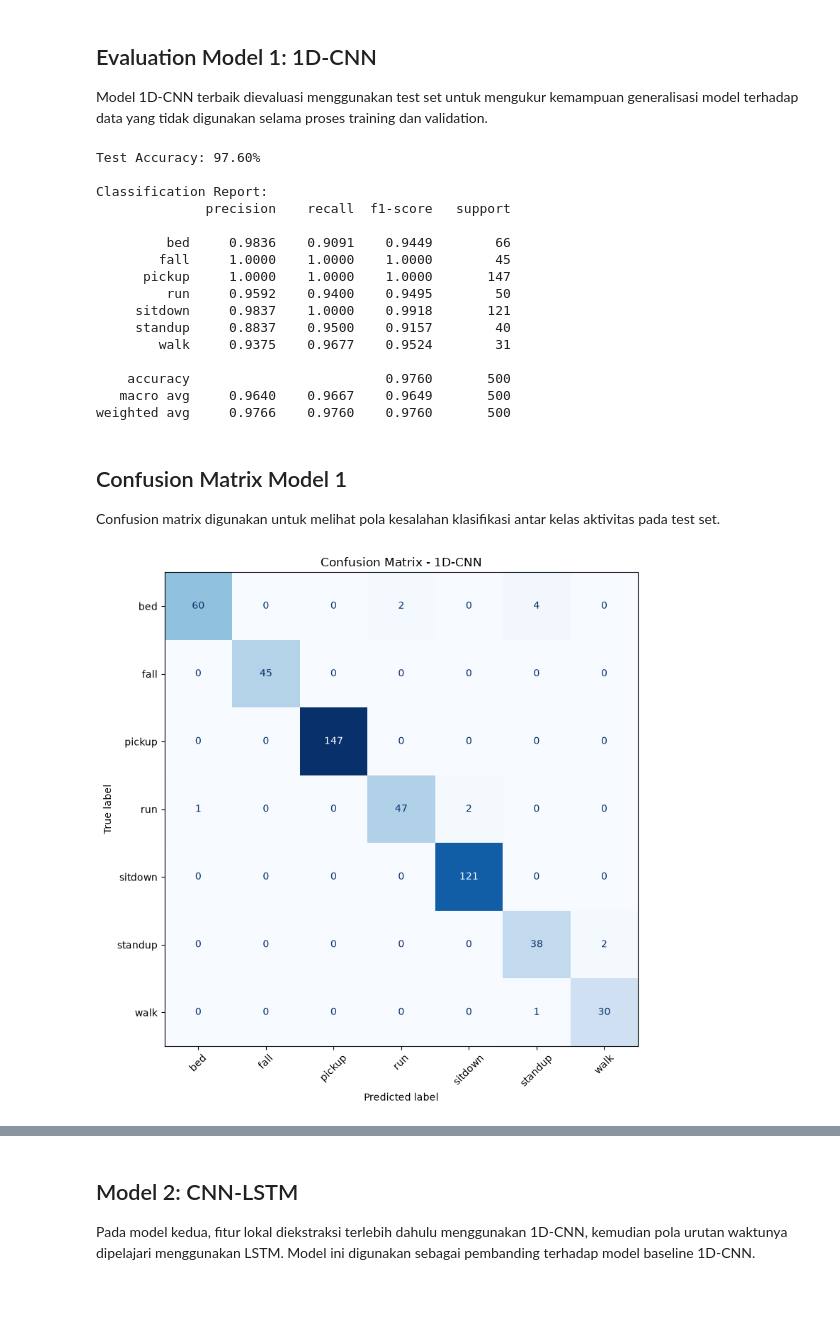
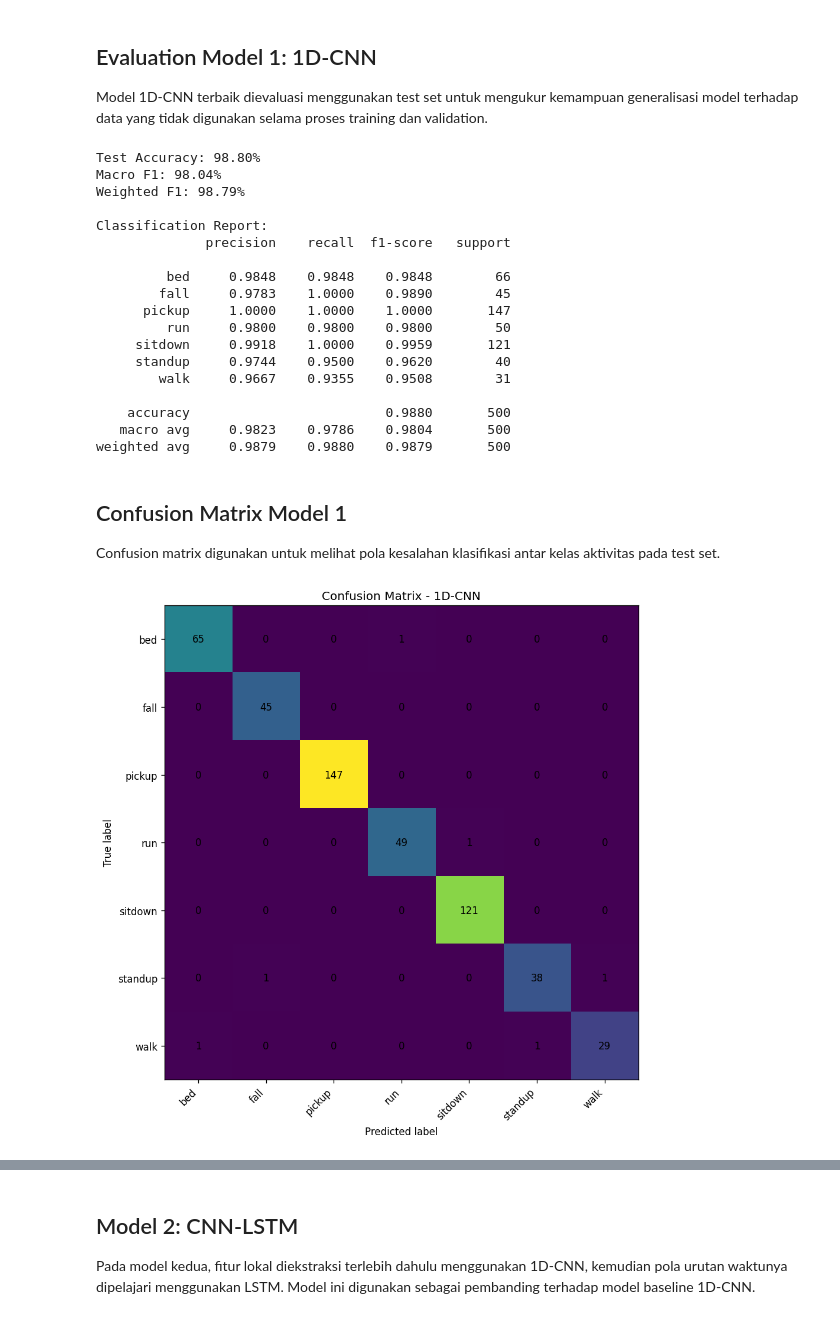
Before and after one commit to Digyana/UTS-PML, a Jupyter notebook: notebooks/UT_HAR.ipynb, the cells around one changed output, grey strips where cells are left out. Cells and saved outputs as stored; diff of their text form; code cells hidden in the pictures.

Commit message:
Sync notebook and final experiment results

```diff
--- a/notebooks/UT_HAR.ipynb
+++ b/notebooks/UT_HAR.ipynb
@@ -363,6 +381,9 @@ from pathlib import Path
 import torch.optim as optim
 
 Path("../results").mkdir(exist_ok=True)
+
+# Reset seed agar sama dengan final run src/train.py
+set_seed(SEED)
 
 # Reset model dari awal
 model = CNN1D(num_classes=7).to(device)
@@ -372,6 +393,7 @@ optimizer = optim.Adam(model.parameters(), lr=0.001)
 
 EPOCHS = 20
 best_val_acc = 0.0
+best_epoch = 0
 
 history = {
     "train_loss": [],
@@ -382,7 +404,6 @@ history = {
 
 for epoch in range(EPOCHS):
 
-    # TRAIN
     model.train()
 
     train_loss = 0.0
@@ -410,7 +431,6 @@ for epoch in range(EPOCHS):
     train_loss /= train_total
     train_acc = train_correct / train_total
 
-    # VALIDATION
     model.eval()
 
     val_loss = 0.0
@@ -439,18 +459,13 @@ for epoch in range(EPOCHS):
     history["val_loss"].append(val_loss)
     history["val_acc"].append(val_acc)
 
-    # SAVE BEST MODEL
+    marker = ""
+
     if val_acc > best_val_acc:
         best_val_acc = val_acc
-
-        torch.save(
-            model.state_dict(),
-            "../results/cnn1d_best.pt"
-        )
-
+        best_epoch = epoch + 1
+        torch.save(model.state_dict(), "../results/cnn1d_best.pt")
         marker = " <-- BEST"
-    else:
-        marker = ""
 
     print(
         f"Epoch {epoch+1:02d}/{EPOCHS} | "
@@ -462,4 +477,5 @@ for epoch in range(EPOCHS):
     )
 
 print(f"\nBest Validation Accuracy: {best_val_acc*100:.2f}%")
+print(f"Best Epoch: {best_epoch}")
 # %% [output]
@@ -485,7 +501,12 @@ Best Validation Accuracy: 98.99%
 
 Model 1D-CNN terbaik dievaluasi menggunakan test set untuk mengukur kemampuan generalisasi model terhadap data yang tidak digunakan selama proses training dan validation.
 # %%
-from sklearn.metrics import accuracy_score, classification_report, confusion_matrix
+from sklearn.metrics import (
+    accuracy_score,
+    classification_report,
+    confusion_matrix,
+    f1_score
+)
 
 # Load best model
 model.load_state_dict(
@@ -510,8 +531,12 @@ with torch.no_grad():
         all_labels.extend(y_batch.cpu().numpy())
 
 test_accuracy = accuracy_score(all_labels, all_predictions)
+macro_f1 = f1_score(all_labels, all_predictions, average="macro")
+weighted_f1 = f1_score(all_labels, all_predictions, average="weighted")
 
 print(f"Test Accuracy: {test_accuracy * 100:.2f}%")
+print(f"Macro F1: {macro_f1 * 100:.2f}%")
+print(f"Weighted F1: {weighted_f1 * 100:.2f}%")
 
 print("\nClassification Report:")
 print(
@@ -523,22 +548,24 @@ print(
     )
 )
 # %% [output]
-Test Accuracy: 97.60%
+Test Accuracy: 98.80%
+Macro F1: 98.04%
+Weighted F1: 98.79%
 
 Classification Report:
               precision    recall  f1-score   support
 
-         bed     0.9836    0.9091    0.9449        66
-        fall     1.0000    1.0000    1.0000        45
+         bed     0.9848    0.9848    0.9848        66
+        fall     0.9783    1.0000    0.9890        45
       pickup     1.0000    1.0000    1.0000       147
-         run     0.9592    0.9400    0.9495        50
-     sitdown     0.9837    1.0000    0.9918       121
-     standup     0.8837    0.9500    0.9157        40
-        walk     0.9375    0.9677    0.9524        31
+         run     0.9800    0.9800    0.9800        50
+     sitdown     0.9918    1.0000    0.9959       121
+     standup     0.9744    0.9500    0.9620        40
+        walk     0.9667    0.9355    0.9508        31
 
-    accuracy                         0.9760       500
-   macro avg     0.9640    0.9667    0.9649       500
-weighted avg     0.9766    0.9760    0.9760       500
+    accuracy                         0.9880       500
+   macro avg     0.9823    0.9786    0.9804       500
+weighted avg     0.9879    0.9880    0.9879       500
 # %% [markdown]
 ## Confusion Matrix Model 1
 
@@ -546,34 +573,33 @@ Confusion matrix digunakan untuk melihat pola kesalahan klasifikasi antar kelas
 # %%
 import matplotlib.pyplot as plt
 from sklearn.metrics import ConfusionMatrixDisplay
 
 cm = confusion_matrix(all_labels, all_predictions)
 
 disp = ConfusionMatrixDisplay(
     confusion_matrix=cm,
     display_labels=list(class_names.values())
 )
 
 fig, ax = plt.subplots(figsize=(9, 8))
 disp.plot(
     ax=ax,
-    cmap="Blues",
     xticks_rotation=45,
     colorbar=False
 )
 
 plt.title("Confusion Matrix - 1D-CNN")
 plt.tight_layout()
 
 plt.savefig(
     "../results/cnn1d_confusion_matrix.png",
     dpi=300,
     bbox_inches="tight"
 )
 
 plt.show()
 # %% [output]
-[figure, old version]
+[figure, new version]
 # %%
 epochs = range(1, EPOCHS + 1)
 
```
Also changed, not shown: parts of 15 cells of this notebook, 7 other files.
